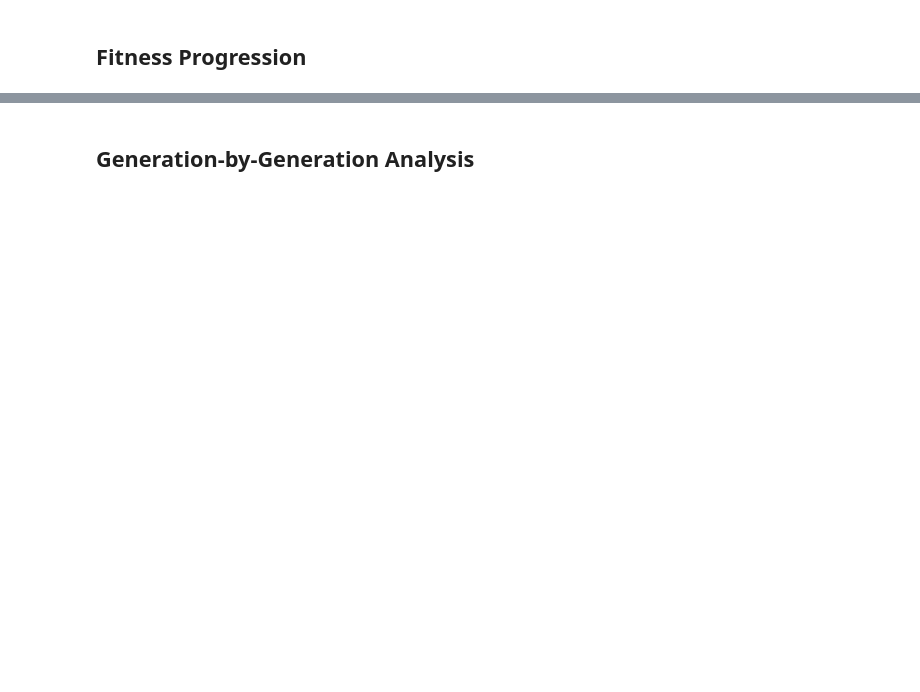
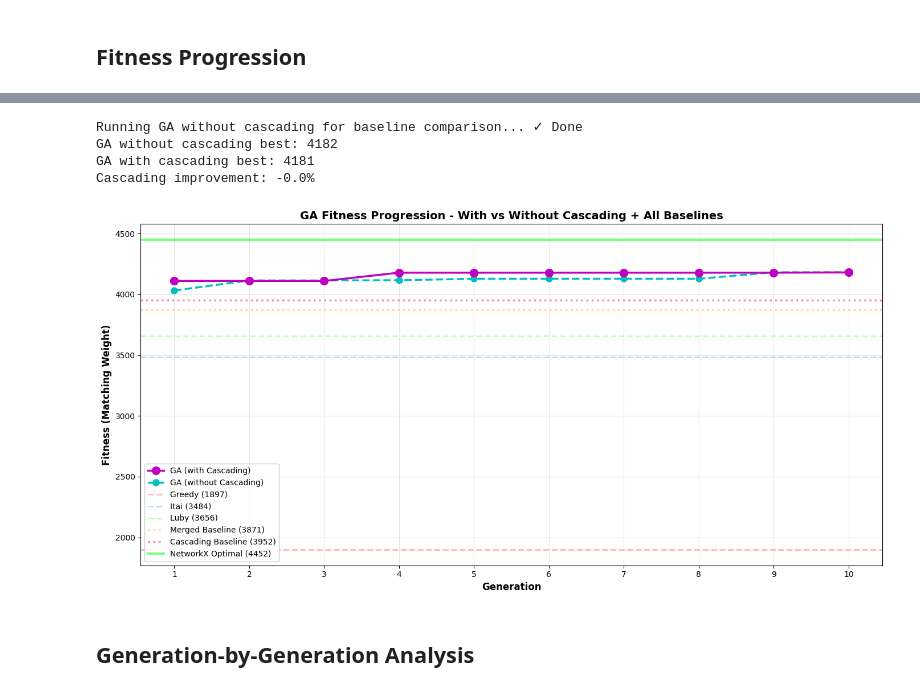
Before and after one commit to duanitamir/INSP-meta-algorithm, a Jupyter notebook: notebooks/test_meta_algorithm.ipynb, the cells around one changed output, grey strips where cells are left out. Saved outputs shown, nothing was run; the diff lists cells and outputs as text; code cells hidden in the pictures; blank space fills up the shorter version.

```diff
--- a/notebooks/test_meta_algorithm.ipynb
+++ b/notebooks/test_meta_algorithm.ipynb
@@ -221,3 +345,60 @@ plt.show()
+# %%
+# First, run GA without cascading for comparison
+print("Running GA without cascading for baseline comparison...", end=" ", flush=True)
+from src.meta.core.fitness_evaluator import FitnessEvaluator
+ga_standard = MetaAlgorithmGA(
+    fitness_evaluator=FitnessEvaluator(),
+    population_size=POPULATION_SIZE,
+    generations=GENERATIONS,
+    mutation_rate=0.15
+)
+best_vector_standard, fitness_history_standard = ga_standard.evolve(graph)
+print(f"✓ Done")
+print(f"GA without cascading best: {fitness_history_standard[-1]:.0f}")
+print(f"GA with cascading best: {fitness_history[-1]:.0f}")
+print(f"Cascading improvement: {((fitness_history[-1] - fitness_history_standard[-1]) / fitness_history_standard[-1] * 100):+.1f}%")
+print()
+
+# Plot fitness progression with ALL baselines and both GA approaches
+fig, ax = plt.subplots(figsize=(14, 7))
+
+gens = list(range(1, len(fitness_history) + 1))
+
+# Plot GA with cascading (current)
+ax.plot(gens, fitness_history, 'mo-', linewidth=2.5, markersize=10, label='GA (with Cascading)', zorder=5)
+
+# Plot GA without cascading (for comparison)
+ax.plot(gens, fitness_history_standard, 'co--', linewidth=2.5, markersize=8, label='GA (without Cascading)', zorder=4)
+
+# Add individual algorithm baselines
+ax.axhline(y=greedy_weight, color='#FF9999', linestyle='--', linewidth=2, alpha=0.7, label=f'Greedy ({greedy_weight:.0f})')
+ax.axhline(y=itai_weight, color='#99CCFF', linestyle='--', linewidth=2, alpha=0.7, label=f'Itai ({itai_weight:.0f})')
+ax.axhline(y=luby_weight, color='#99FF99', linestyle='--', linewidth=2, alpha=0.7, label=f'Luby ({luby_weight:.0f})')
+
+# Add merged baseline
+ax.axhline(y=baseline, color='#FFCC99', linestyle=':', linewidth=2.5, alpha=0.8, label=f'Merged Baseline ({baseline:.0f})')
+
+# Add cascading baseline
+ax.axhline(y=baseline_cascading, color='#FF6699', linestyle=':', linewidth=2.5, alpha=0.8, label=f'Cascading Baseline ({baseline_cascading:.0f})')
+
+# Add optimal line
+ax.axhline(y=optimal, color='#00FF00', linestyle='-', linewidth=3, alpha=0.5, label=f'NetworkX Optimal ({optimal:.0f})')
+
+ax.set_xlabel('Generation', fontsize=12, fontweight='bold')
+ax.set_ylabel('Fitness (Matching Weight)', fontsize=12, fontweight='bold')
+ax.set_title('GA Fitness Progression - With vs Without Cascading + All Baselines', fontsize=14, fontweight='bold')
+ax.grid(True, alpha=0.3)
+ax.legend(fontsize=10, loc='best', framealpha=0.95)
+ax.set_xticks(gens)
+
+plt.tight_layout()
+plt.show()
+# %% [output]
+Running GA without cascading for baseline comparison... ✓ Done
+GA without cascading best: 4182
+GA with cascading best: 4181
+Cascading improvement: -0.0%
+[figure, added]
 # %% [markdown]
 ## Generation-by-Generation Analysis
 # %%
```
Also changed, not shown: parts of 17 cells of this notebook, 38 other files.
